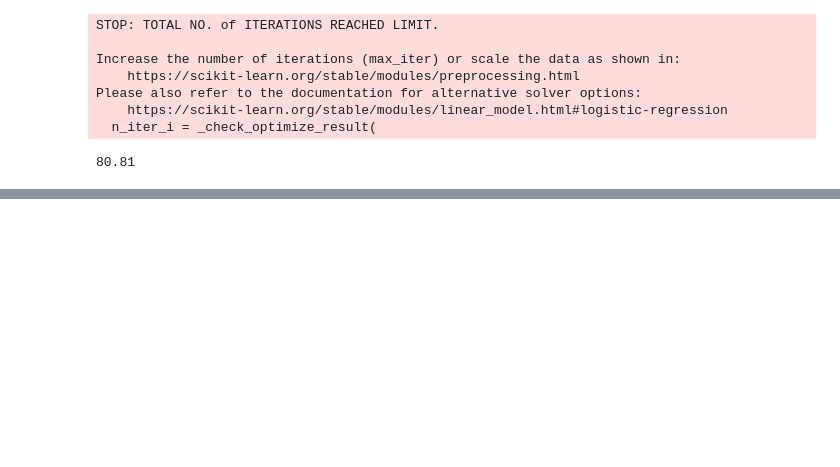
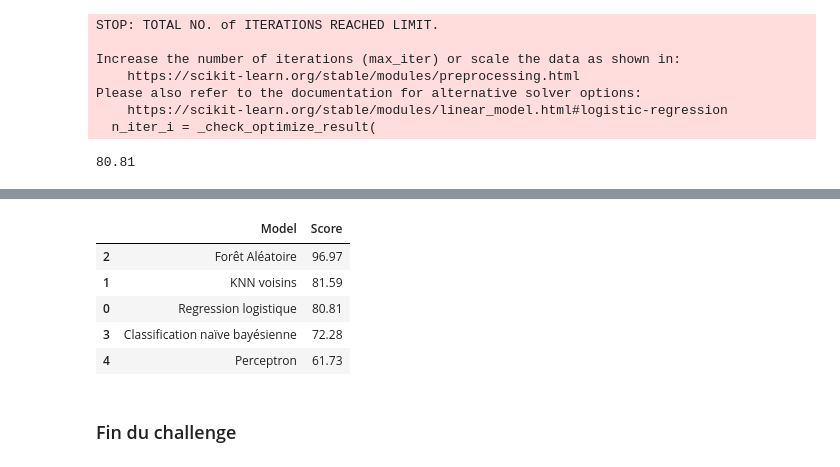
Before and after one commit to gautiermarechal/titanic-scai, a Jupyter notebook: challenge-solutions.ipynb, the cells around one changed output, grey strips where cells are left out. Cells and saved outputs as stored; diff of their text form; code cells hidden in the pictures; blank space fills up the shorter version.

```diff
--- a/main.ipynb
+++ b/challenge-solutions.ipynb
@@ -817,0 +820,6 @@ Please also refer to the documentation for alternative solver options:
+# %%
+knn = KNeighborsClassifier(n_neighbors = 3)
+knn.fit(X_train, Y_train)
+Y_pred = knn.predict(X_test)
+acc_knn = round(knn.score(X_train, Y_train) * 100, 2)
+acc_knn
@@ -817,0 +830,7 @@ Please also refer to the documentation for alternative solver options:
+# %%
+random_forest = RandomForestClassifier(n_estimators=5)
+random_forest.fit(X_train, Y_train)
+Y_pred = random_forest.predict(X_test)
+random_forest.score(X_train, Y_train)
+acc_random_forest = round(random_forest.score(X_train, Y_train) * 100, 2)
+acc_random_forest
@@ -818,9 +841,7 @@ Please also refer to the documentation for alternative solver options:
 # %%
-# Stochastic Gradient Descent
-
-sgd = SGDClassifier()
-sgd.fit(X_train, Y_train)
-Y_pred = sgd.predict(X_test)
-acc_sgd = round(sgd.score(X_train, Y_train) * 100, 2)
-acc_sgd
+gaussian = GaussianNB()
+gaussian.fit(X_train, Y_train)
+Y_pred = gaussian.predict(X_test)
+acc_gaussian = round(gaussian.score(X_train, Y_train) * 100, 2)
+acc_gaussian
 # %% [output]
@@ -828,10 +851,7 @@ acc_sgd
 # %%
-# Random Forest
-
-random_forest = RandomForestClassifier(n_estimators=100)
-random_forest.fit(X_train, Y_train)
-Y_pred = random_forest.predict(X_test)
-random_forest.score(X_train, Y_train)
-acc_random_forest = round(random_forest.score(X_train, Y_train) * 100, 2)
-acc_random_forest
+perceptron = Perceptron()
+perceptron.fit(X_train, Y_train)
+Y_pred = perceptron.predict(X_test)
+acc_perceptron = round(perceptron.score(X_train, Y_train) * 100, 2)
+acc_perceptron
 # %% [output]
@@ -838,0 +865,16 @@ acc_random_forest
+# %%
+models = pd.DataFrame({
+    'Model': ['Regression logistique', 'KNN voisins',
+              'Forêt Aléatoire', 'Classification naïve bayésienne', 'Perceptron'],
+    'Score': [acc_log, acc_knn,
+              acc_random_forest, acc_gaussian, acc_perceptron]})
+models.sort_values(by='Score', ascending=False)
+# %% [output]
+|  | Model | Score |
+| 2 | Forêt Aléatoire | 96.97 |
+| 1 | KNN voisins | 81.59 |
+| 0 | Regression logistique | 80.81 |
+| 3 | Classification naïve bayésienne | 72.28 |
+| 4 | Perceptron | 61.73 |
+# %% [markdown]
+### Fin du challenge
```
Also changed, not shown: parts of 13 cells of this notebook, 1 other file.
